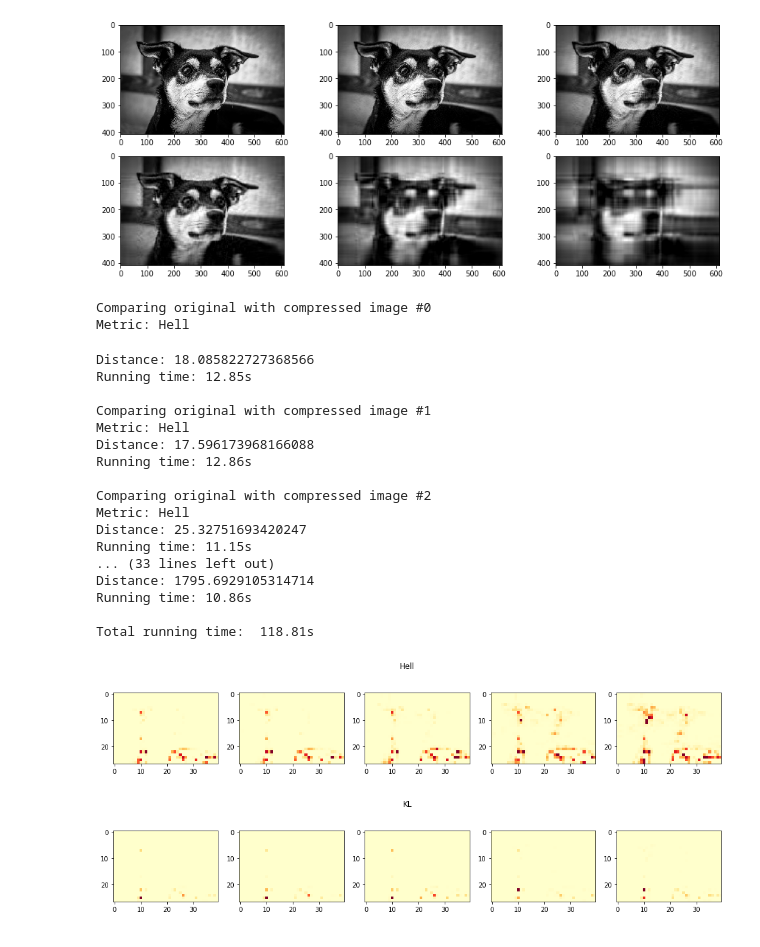
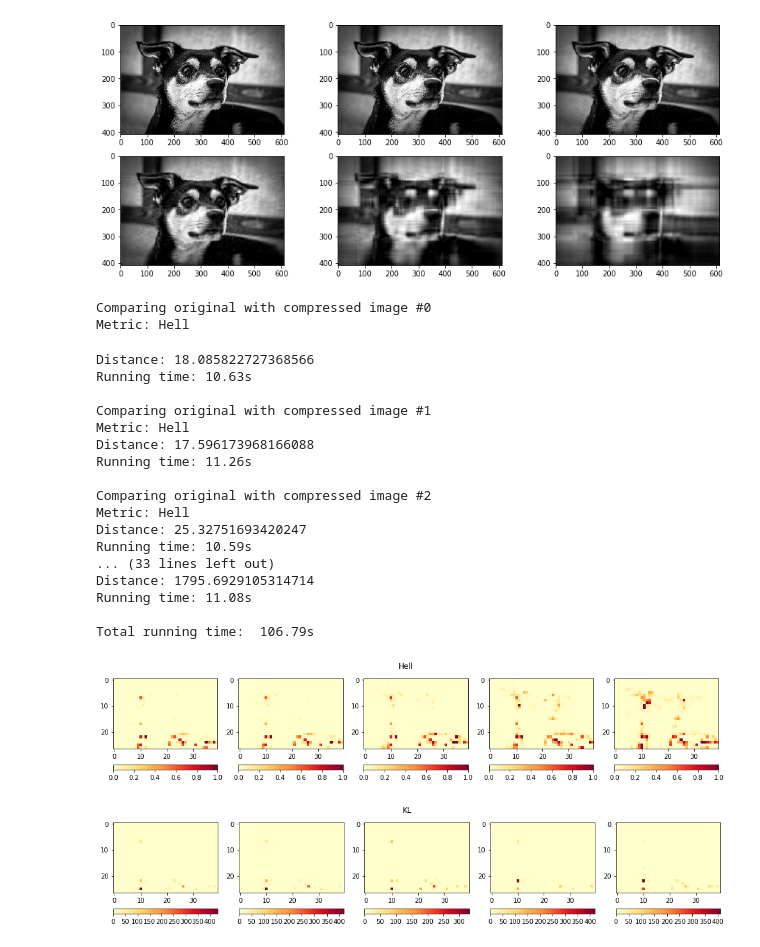
Before and after one commit to POkoroafor/matrixbubbling, a Jupyter notebook: final.ipynb, the cells around one changed output. Cells and saved outputs as stored; diff of their text form; code cells hidden in the pictures.

```diff
--- a/final.ipynb
+++ b/final.ipynb
@@ -128,7 +129,8 @@ for metric in ["Hell", "KL"]:
         print(np.around(dist, decimals=2))
         print("dist:", round(np.sum(dist), 2))
         print()
-        axarr[y].imshow(dist, cmap="YlOrRd")
+        a = axarr[y].imshow(dist, cmap="YlOrRd")
+        f.colorbar(a, ax=axarr[y], orientation='horizontal')
         y += 1
     print("-----------------------")
 # %% [output]
@@ -202,22 +204,24 @@ Here, we compare the letter A and the letter B against tranformed versions of th
 # %%
 overall_start_time = time.time()
 for metric in ["Hell", "KL"]:
-    f, axarr = plt.subplots(2, (len(compare) + 1) // 2, figsize=(10, 6))
+    f, axarr = plt.subplots(2, (len(compare) + 1) // 2, figsize=(12, 6))
     f.suptitle(metric)
     for i in range(len(compare)):
             print("A: Comparison #" + str(i))
             print("B:", "The original letter A")
             print("Metric:", str(metric))
             start_time = time.time()
-            #dist = np.zeros((5,5)) # debug
+            # dist = np.zeros((5,5)) # debug
             dist = computeDistance(compare[i], compare[0], 15, metric)
             diff_time = round(time.time() - start_time, 2)
             print("Distance:", np.sum(dist))
             print("Running time:", str(diff_time) + "s")
             print()
-            axarr[i // 3, i % 3].imshow(dist, cmap="YlOrRd")
+            a = axarr[i // 3, i % 3].imshow(dist, cmap="YlOrRd")
+            f.colorbar(a, ax=axarr[i // 3, i % 3])
     print("-----------------------")
-print("Total running time: ", str(round(time.time() - overall_start_time, 2)) + "s")
+overall_diff_time = time.time() - overall_start_time
+print("Total running time: ", str(overall_diff_time // 60) + "min", str(round(overall_diff_time % 60, 2)) + "s")
 # %% [output]
 A: Comparison #0
 B: The original letter A
@@ -263,40 +267,44 @@ axarr[1, 2].imshow(compressed[4], cmap="gray")
 [figure]
 # %%
 overall_start_time = time.time()
+
 for metric in ["Hell", "KL"]:
     f, axarr = plt.subplots(1, len(compressed), figsize=(17, 3))
     f.suptitle(metric)
+
     for i in range(len(compressed)):
         print("Comparing original with compressed image #" + str(i))
         print("Metric:", metric)
         start_time = time.time()
-        #dist = np.zeros((2,2)) # debug
+        # dist = np.zeros((2,2)) # debug
         dist = computeDistance(compressed[i], original, 15, metric)
         diff_time = round(time.time() - start_time, 2)
         print("Distance:", np.sum(dist))
         print("Running time:", str(diff_time) + "s")
         print()
-        axarr[i].imshow(dist, cmap="YlOrRd")
+        a = axarr[i].imshow(dist, cmap="YlOrRd")
+        f.colorbar(a, ax=axarr[i], orientation='horizontal')
+
 print("Total running time: ", str(round(time.time() - overall_start_time, 2)) + "s")
 # %% [output]
 Comparing original with compressed image #0
 Metric: Hell
 Distance: 18.085822727368566
-Running time: 12.85s
+Running time: 10.63s
 
 Comparing original with compressed image #1
 Metric: Hell
 Distance: 17.596173968166088
-Running time: 12.86s
+Running time: 11.26s
 
 Comparing original with compressed image #2
 Metric: Hell
 Distance: 25.32751693420247
-Running time: 11.15s
+Running time: 10.59s
 ... (33 lines left out)
 Distance: 1795.6929105314714
-Running time: 10.86s
+Running time: 11.08s
 
-Total running time:  118.81s
+Total running time:  106.79s
-[figure, old version]
+[figure, new version]
-[figure, old version]
+[figure, new version]
```
Also changed, not shown: parts of 3 cells of this notebook.
